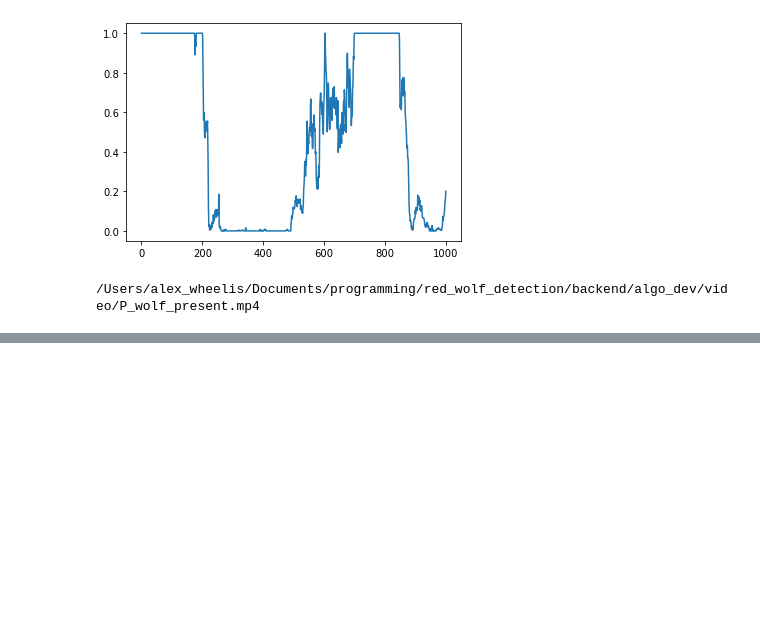
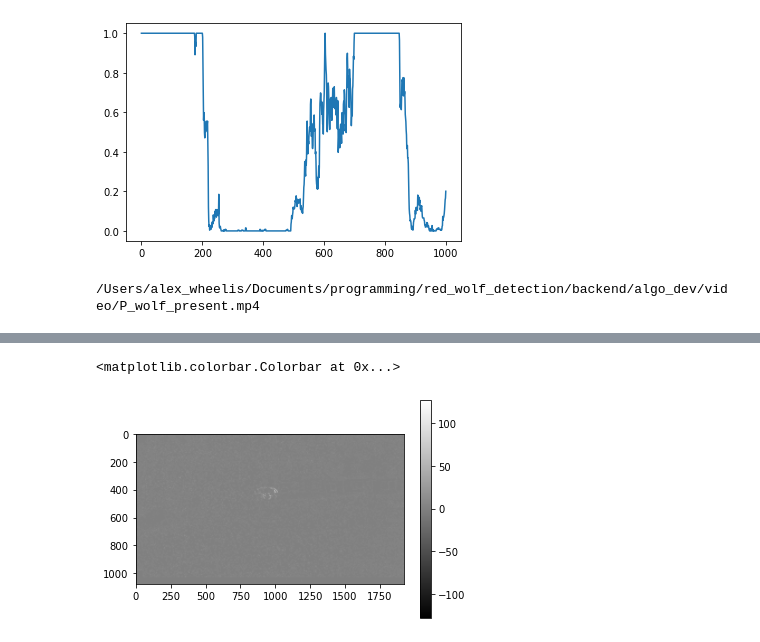
Before and after one commit to awheelis/red_wolf_detection, a Jupyter notebook: backend/algo_dev/frame_filter.ipynb, the cells around one changed output, grey strips where cells are left out. Cells and saved outputs as stored; diff of their text form; code cells hidden in the pictures; blank space fills up the shorter version.

```diff
--- a/backend/algo_dev/frame_filter.ipynb
+++ b/backend/algo_dev/frame_filter.ipynb
@@ -171,0 +215,6 @@ save_video_w_mvmt_annotations(vid, P_wolf_present, "P_wolf_present")
+# %%
+plt.imshow(diff_v[5, ...], cmap = 'gray')
+plt.colorbar()
+# %% [output]
+<matplotlib.colorbar.Colorbar at 0x...>
+[figure, added]
```
Also changed, not shown: parts of 14 cells of this notebook.
